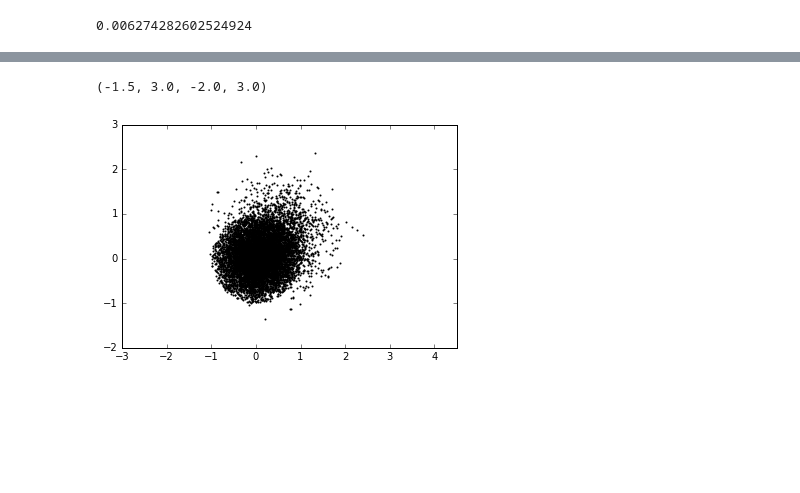
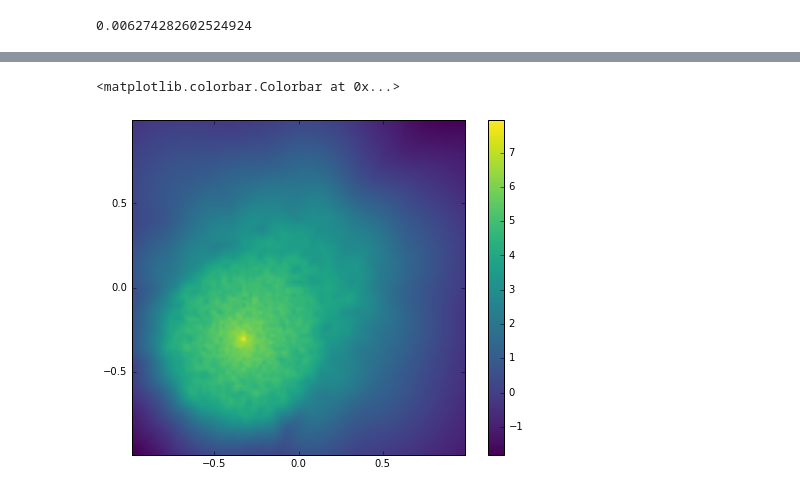
Before and after one commit to jngaravitoc/shapes, a Jupyter notebook: Density.ipynb, the cells around one changed output, grey strips where cells are left out. Drawn from its saved outputs; the diff is of its cells as text; code cells hidden in the pictures; blank space fills up the shorter version.

```diff
--- a/Density.ipynb
+++ b/Density.ipynb
@@ -143,6 +133,0 @@ colorbar()
-# %%
-scatter(X1, Y1, s=1.0)
-axis('equal')
-# %% [output]
-(-1.5, 3.0, -2.0, 3.0)
-[figure, removed]
@@ -148,0 +136,9 @@ axis('equal')
+# %%
+rho_1 = grid(X1, Y1, Z1, 100)
+# %%
+figure(figsize=(8,6))
+imshow(np.log10(rho_1), origin='lower', extent=[min(X), max(X), min(Y), max(Y)], cmap='viridis')
+colorbar()
+# %% [output]
+<matplotlib.colorbar.Colorbar at 0x...>
+[figure, added]
```
Also changed, not shown: parts of 5 cells of this notebook, 1 other file.
